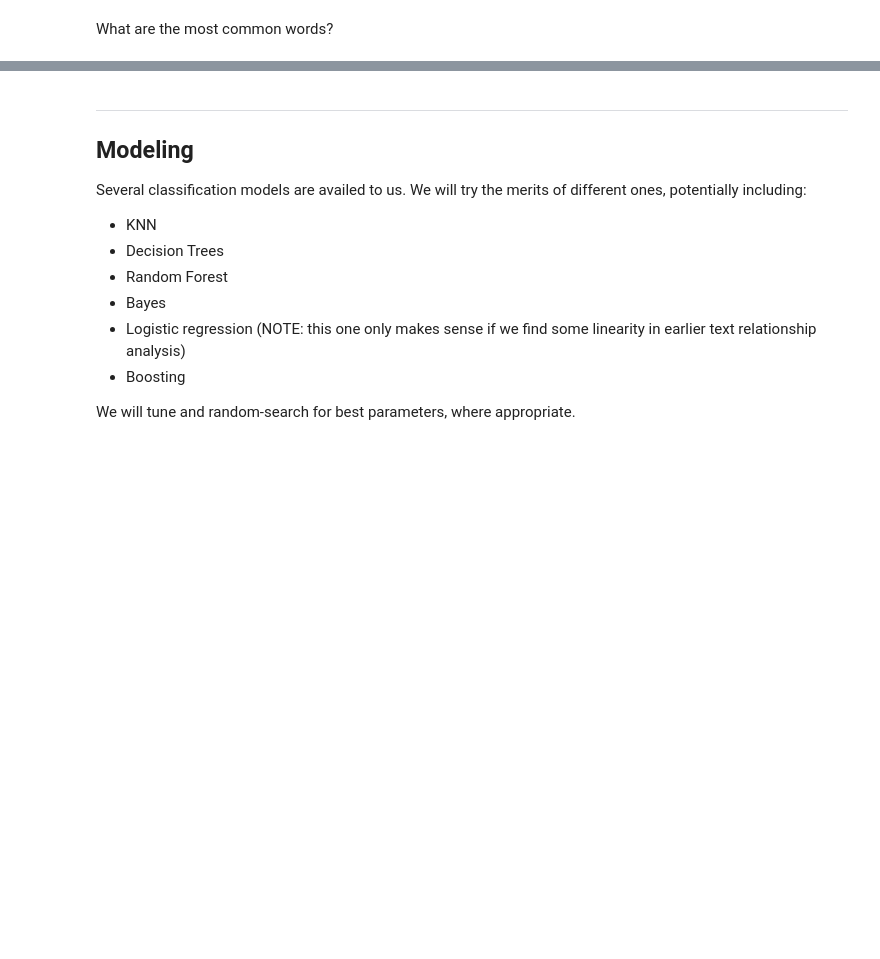
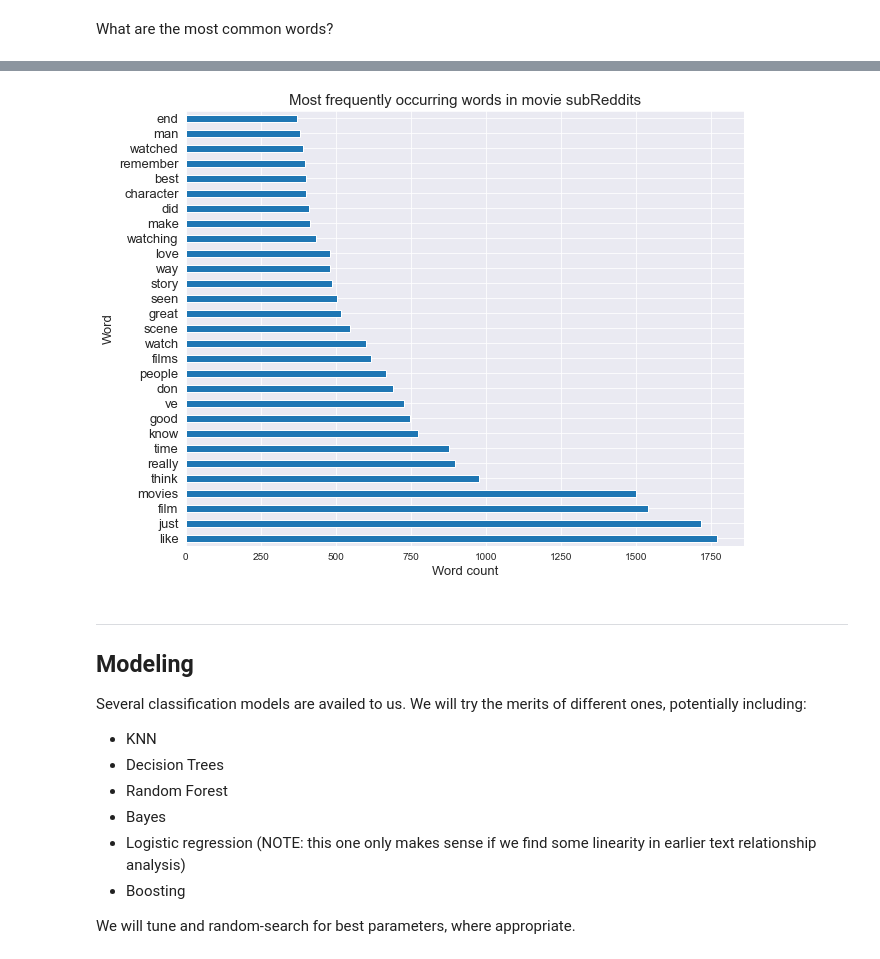
Before and after one commit to cotica/reddit_classifier, a Jupyter notebook: code/Project-3-Scraping-Subreddits-EDA.ipynb, the cells around one changed output, grey strips where cells are left out. Saved outputs shown, nothing was run; the diff lists cells and outputs as text; code cells hidden in the pictures; blank space fills up the shorter version.

Commit message:
word freq

```diff
--- a/code/Project-3-Scraping-Subreddits-EDA.ipynb
+++ b/code/Project-3-Scraping-Subreddits-EDA.ipynb
@@ -539,3 +563,13 @@ What are the most common words?
+# %%
+#Gwen's lab review code
+plt.figure(figsize=(10,8))
+counts.sum().sort_values(ascending=False).head(30)[1:].plot(kind='barh');
+plt.title('Most frequently occurring words in movie subReddits', size = 15);
+plt.xlabel('Word count', size =13);
+plt.yticks(size=13);
+plt.ylabel('Word', size=13);
+# %% [output]
+[figure, added]
 # %%
 #sentiment analysis
 # %%
```
Also changed, not shown: parts of 8 cells of this notebook, 2 other files.
